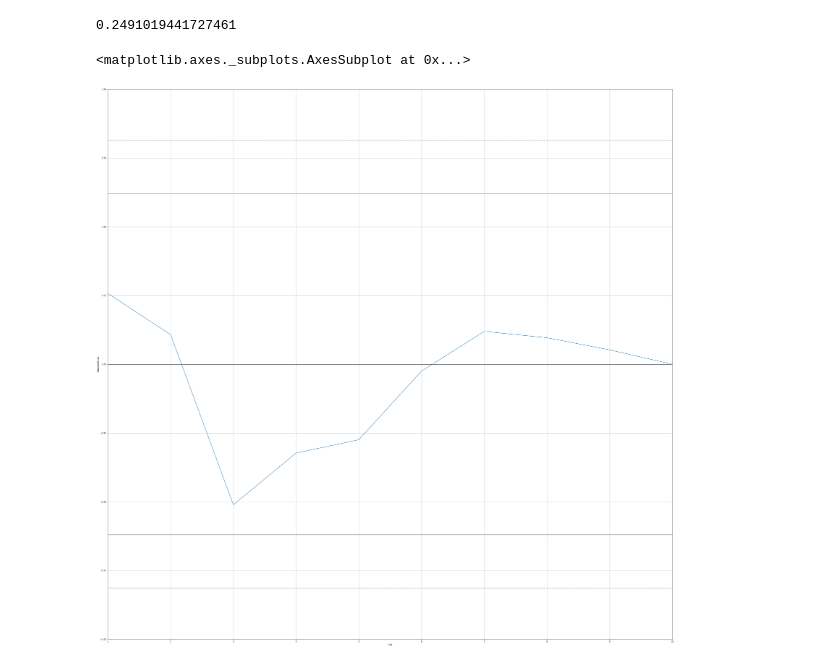
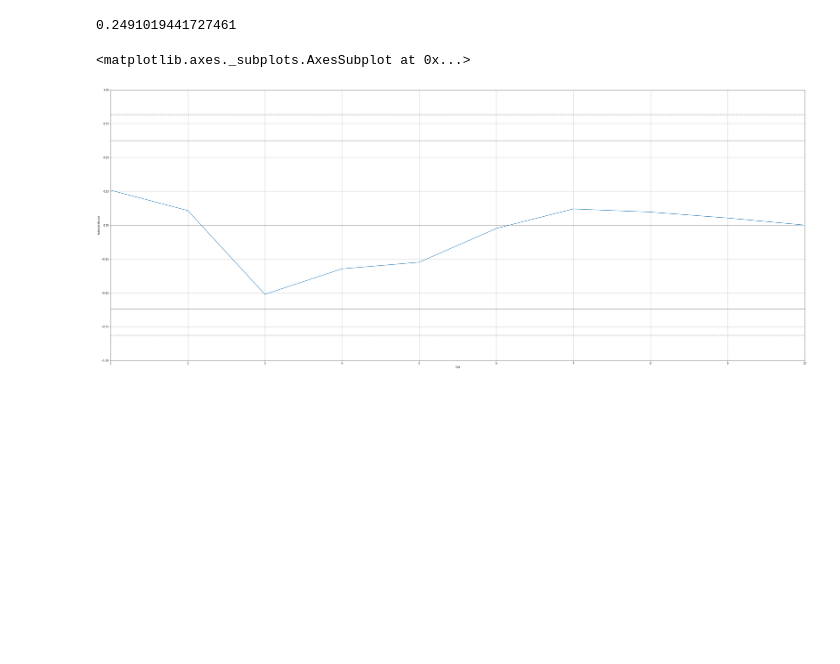
Before and after one commit to psvnetcat/proyectos-pandas, a Jupyter notebook: estadisticos.ipynb, the cells around one changed output. Cells and saved outputs as stored; diff of their text form; code cells hidden in the pictures; blank space fills up the shorter version.

```diff
--- a/estadisticos.ipynb
+++ b/estadisticos.ipynb
@@ -47,8 +47,8 @@ final['CANTIDAD'].autocorr()
 # %% [output]
 0.2491019441727461
 # %%
-plt.figure(figsize=(50,50))
+plt.figure(figsize=(50,20))
 autocorrelation_plot(final['VENTAS'])
 # %% [output]
 <matplotlib.axes._subplots.AxesSubplot at 0x...>
-[figure, old version]
+[figure, new version]
```
Also changed, not shown: 3 other files.
